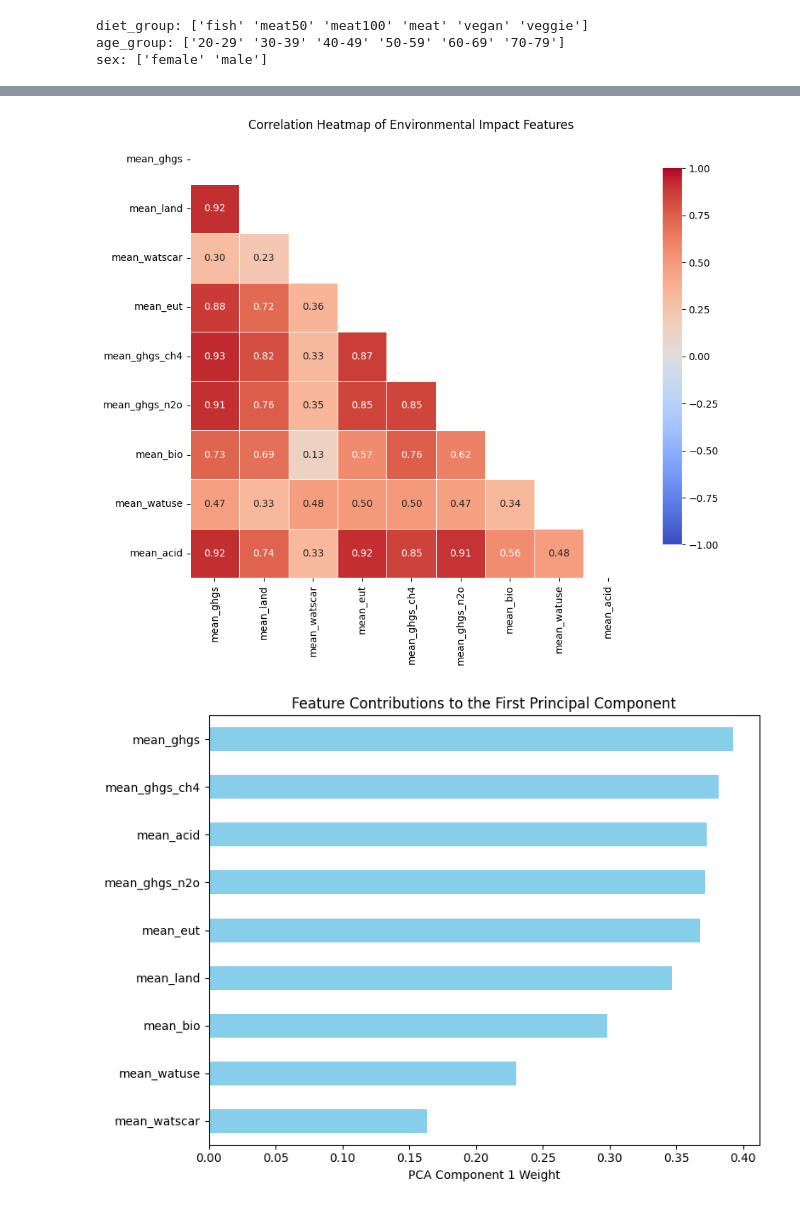
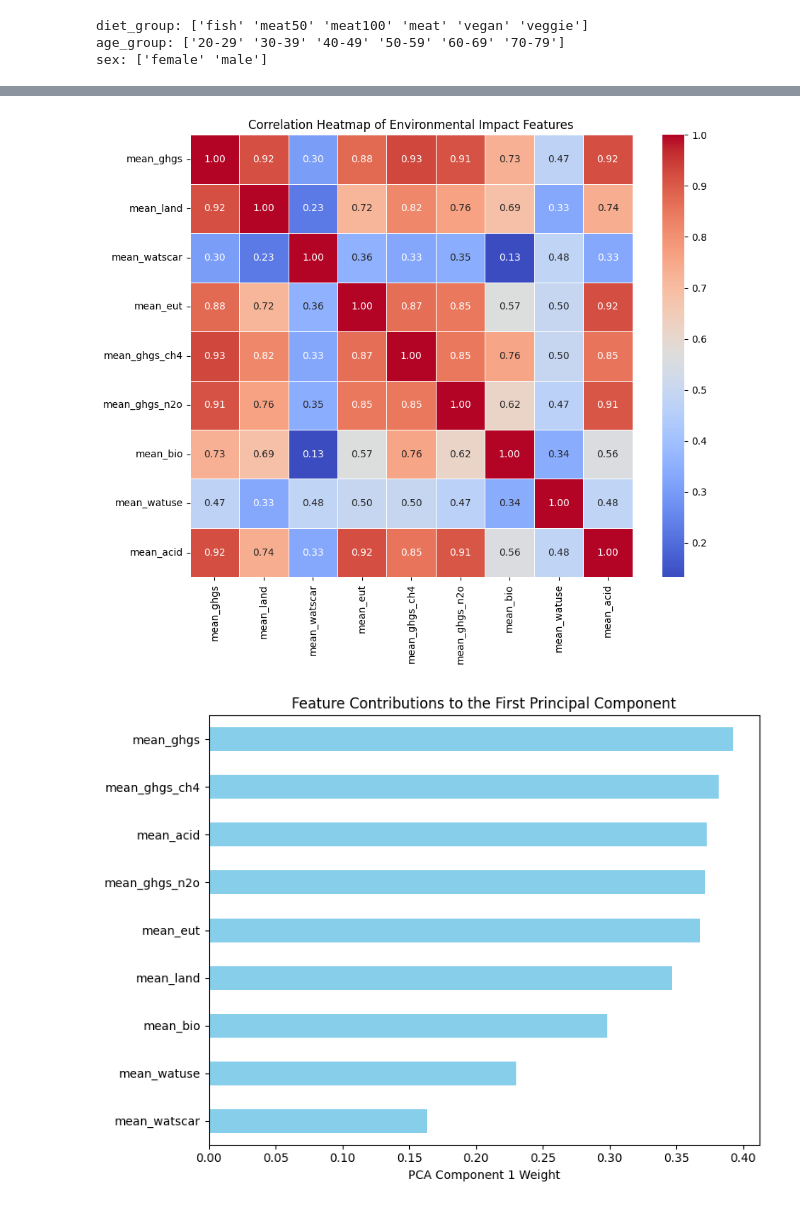
Before and after one commit to adm1ncat203/RM_CW2, a Jupyter notebook: RM_CW2_Colab.ipynb, the cells around one changed output, grey strips where cells are left out. Cells and saved outputs as stored; diff of their text form; code cells hidden in the pictures.

```diff
--- a/RM_CW2_Colab.ipynb
+++ b/RM_CW2_Colab.ipynb
@@ -9,7 +9,7 @@ import plotly.express as px
 # %%
 # load dataset
 # df = pd.read_csv("./dataset/Results_21Mar2022.csv")
-df = pd.read_csv("https://github.com/adm1ncat203/RM_CW2/blob/main/dataset/Results_21Mar2022.csv")
+df = pd.read_csv("https://raw.githubusercontent.com/adm1ncat203/RM_CW2/refs/heads/main/dataset/Results_21Mar2022.csv")
 df.info()
 # %% [output]
 <class 'pandas.core.frame.DataFrame'>
@@ -76,27 +76,15 @@ df[env_columns].describe().T
 # %%
 # calculate correlation matrix
 corr_matrix = df[env_columns].corr(method='pearson')
-mask = np.triu(np.ones_like(corr_matrix, dtype=bool))
 
 # correlation matrix (heatmap)
-fig, ax = plt.subplots(figsize=(10, 8))
-sns.heatmap(
-    corr_matrix,
-    mask=mask,
-    cmap="coolwarm",
-    vmin=-1,
-    vmax=1,
-    annot=True,
-    fmt=".2f",
-    square=True,
-    linewidths=0.5,
-    cbar_kws={"shrink": 0.85}
-)
+plt.figure(figsize=(10, 8))
+sns.heatmap(corr_matrix, annot=True, fmt=".2f", cmap="coolwarm", linewidths=0.5, square=True)
 plt.title("Correlation Heatmap of Environmental Impact Features")
 plt.tight_layout()
 plt.show()
 # %% [output]
-[figure, old version]
+[figure, new version]
 # %%
 # use PCA to show the importance of environmental impact features
 from sklearn.decomposition import PCA
```
